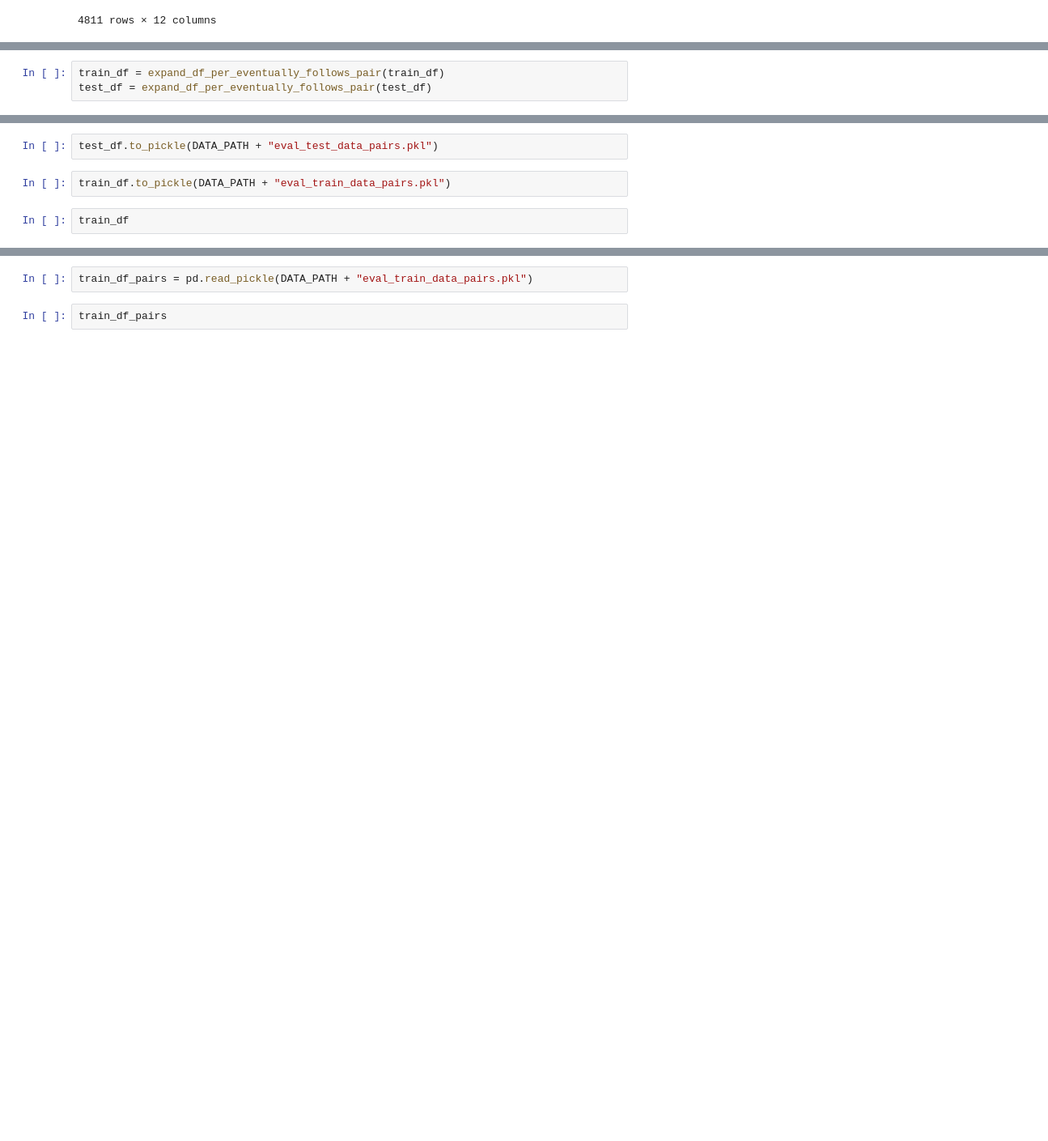
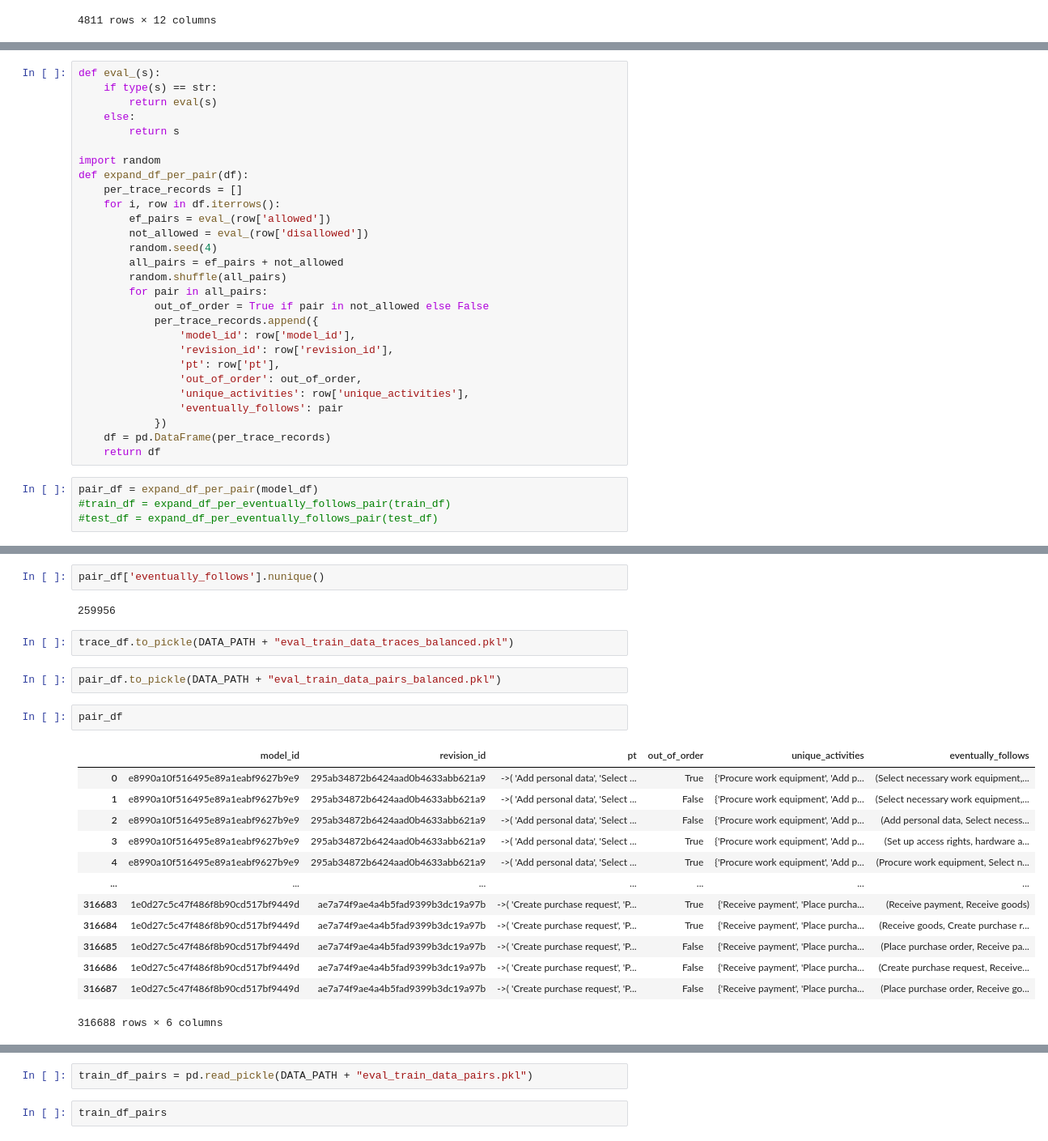
Before and after one commit to a-rebmann/llms4pm, a Jupyter notebook: notebooks/exploration.ipynb, the cells around one changed output, grey strips where cells are left out. Shown at 81% size. Cells and saved outputs as stored; diff of their text form; blank space fills up the shorter version.

```diff
--- a/notebooks/exploration.ipynb
+++ b/notebooks/exploration.ipynb
@@ -103,7 +198,36 @@ def expand_df_per_eventually_follows_pair(df):
             })
     df = pd.DataFrame(per_trace_records)
     return df
+# %%
+def eval_(s):
+    if type(s) == str:
+        return eval(s)
+    else:
+        return s
+
+import random
+def expand_df_per_pair(df):
+    per_trace_records = []
+    for i, row in df.iterrows():
+        ef_pairs = eval_(row['allowed'])
+        not_allowed = eval_(row['disallowed'])
+        random.seed(4)
+        all_pairs = ef_pairs + not_allowed
+        random.shuffle(all_pairs)
+        for pair in all_pairs:
+            out_of_order = True if pair in not_allowed else False
+            per_trace_records.append({
+                'model_id': row['model_id'],
+                'revision_id': row['revision_id'],
+                'pt': row['pt'],
+                'out_of_order': out_of_order,
+                'unique_activities': row['unique_activities'],
+                'eventually_follows': pair
+            })
+    df = pd.DataFrame(per_trace_records)
+    return df
 # %%
-train_df = expand_df_per_eventually_follows_pair(train_df)
-test_df = expand_df_per_eventually_follows_pair(test_df)
+pair_df = expand_df_per_pair(model_df)
+#train_df = expand_df_per_eventually_follows_pair(train_df)
+#test_df = expand_df_per_eventually_follows_pair(test_df)
 # %%
@@ -111,9 +248,27 @@ train_df['out_of_order'].value_counts()
+# %%
+pair_df['eventually_follows'].nunique()
+# %% [output]
+259956
 # %%
-test_df.to_pickle(DATA_PATH + "eval_test_data_pairs.pkl")
+trace_df.to_pickle(DATA_PATH + "eval_train_data_traces_balanced.pkl")
 # %%
-train_df.to_pickle(DATA_PATH + "eval_train_data_pairs.pkl")
+pair_df.to_pickle(DATA_PATH + "eval_train_data_pairs_balanced.pkl")
 # %%
-train_df
+pair_df
+# %% [output]
+|  | model_id | revision_id | pt | out_of_order | unique_activities | eventually_follows |
+| 0 | e8990a10f516495e89a1eabf9627b9e9 | 295ab34872b6424aad0b4633abb621a9 | ->( 'Add personal data', 'Select ... | True | {'Procure work equipment', 'Add p... | (Select necessary work equipment,... |
+| 1 | e8990a10f516495e89a1eabf9627b9e9 | 295ab34872b6424aad0b4633abb621a9 | ->( 'Add personal data', 'Select ... | False | {'Procure work equipment', 'Add p... | (Select necessary work equipment,... |
+| 2 | e8990a10f516495e89a1eabf9627b9e9 | 295ab34872b6424aad0b4633abb621a9 | ->( 'Add personal data', 'Select ... | False | {'Procure work equipment', 'Add p... | (Add personal data, Select necess... |
+| 3 | e8990a10f516495e89a1eabf9627b9e9 | 295ab34872b6424aad0b4633abb621a9 | ->( 'Add personal data', 'Select ... | True | {'Procure work equipment', 'Add p... | (Set up access rights, hardware a... |
+| 4 | e8990a10f516495e89a1eabf9627b9e9 | 295ab34872b6424aad0b4633abb621a9 | ->( 'Add personal data', 'Select ... | True | {'Procure work equipment', 'Add p... | (Procure work equipment, Select n... |
+| ... | ... | ... | ... | ... | ... | ... |
+| 316683 | 1e0d27c5c47f486f8b90cd517bf9449d | ae7a74f9ae4a4b5fad9399b3dc19a97b | ->( 'Create purchase request', 'P... | True | {'Receive payment', 'Place purcha... | (Receive payment, Receive goods) |
+| 316684 | 1e0d27c5c47f486f8b90cd517bf9449d | ae7a74f9ae4a4b5fad9399b3dc19a97b | ->( 'Create purchase request', 'P... | True | {'Receive payment', 'Place purcha... | (Receive goods, Create purchase r... |
+| 316685 | 1e0d27c5c47f486f8b90cd517bf9449d | ae7a74f9ae4a4b5fad9399b3dc19a97b | ->( 'Create purchase request', 'P... | False | {'Receive payment', 'Place purcha... | (Place purchase order, Receive pa... |
+| 316686 | 1e0d27c5c47f486f8b90cd517bf9449d | ae7a74f9ae4a4b5fad9399b3dc19a97b | ->( 'Create purchase request', 'P... | False | {'Receive payment', 'Place purcha... | (Create purchase request, Receive... |
+| 316687 | 1e0d27c5c47f486f8b90cd517bf9449d | ae7a74f9ae4a4b5fad9399b3dc19a97b | ->( 'Create purchase request', 'P... | False | {'Receive payment', 'Place purcha... | (Place purchase order, Receive go... |
+316688 rows × 6 columns
 # %%
 pair_df = pd.read_pickle(DATA_PATH + "eval_train_data_pairs.pkl")
 # create a train test split such that the same model_id and revision_id are not in both the train and test set
```
Also changed, not shown: parts of 17 cells of this notebook, 7 other files.
